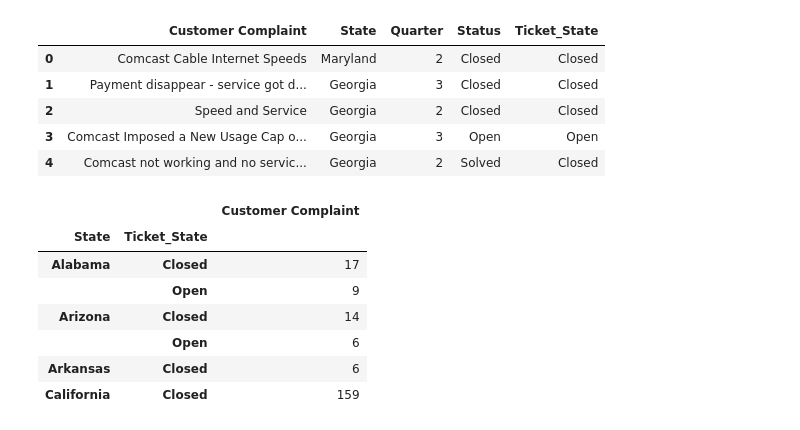
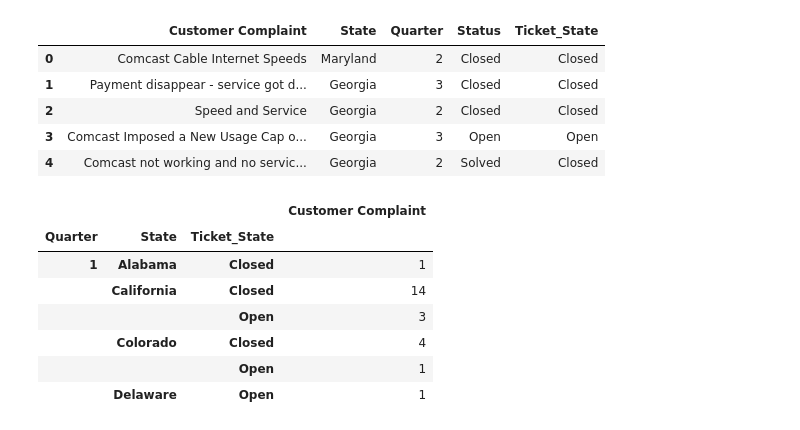
Before and after one commit to lavkushsingh31/Data_Science_Machine_Learning_Projects, a Jupyter notebook: Course Project - Comcast Telecom Consumer Complaints/Comcast Telecom Consumer Complaints.ipynb, the cells around one changed output. Cells and saved outputs as stored; diff of their text form; code cells hidden in the pictures.

```diff
--- a/Course Project - Comcast Telecom Consumer Complaints/Comcast Telecom Consumer Complaints.ipynb
+++ b/Course Project - Comcast Telecom Consumer Complaints/Comcast Telecom Consumer Complaints.ipynb
@@ -340,16 +360,16 @@ comcast_data[['Customer Complaint', 'State', 'Quarter', 'Status', 'Ticket_State'
 | 3 | Comcast Imposed a New Usage Cap o... | Georgia | 3 | Open | Open |
 | 4 | Comcast not working and no servic... | Georgia | 2 | Solved | Closed |
 # %%
-state_wise_ticket_status = comcast_data[['Customer Complaint', 'State', 'Ticket_State']].groupby(
-                                                                ['State', 'Ticket_State']).count()['Customer Complaint']
+state_wise_ticket_status = comcast_data[['Quarter', 'Customer Complaint', 'State', 'Ticket_State']].groupby(
+                                                                ['Quarter','State', 'Ticket_State']).count()['Customer Complaint']
 state_wise_ticket_status = pd.DataFrame(state_wise_ticket_status)
 state_wise_ticket_status.head(6)
 # %% [output]
-|  |  | Customer Complaint |
-| State | Ticket_State |  |
-| Alabama | Closed | 17 |
-|  | Open | 9 |
-| Arizona | Closed | 14 |
-|  | Open | 6 |
-| Arkansas | Closed | 6 |
-| California | Closed | 159 |
+|  |  |  | Customer Complaint |
+| Quarter | State | Ticket_State |  |
+| 1 | Alabama | Closed | 1 |
+|  | California | Closed | 14 |
+|  |  | Open | 3 |
+|  | Colorado | Closed | 4 |
+|  |  | Open | 1 |
+|  | Delaware | Open | 1 |
```
Also changed, not shown: parts of 39 cells of this notebook.
